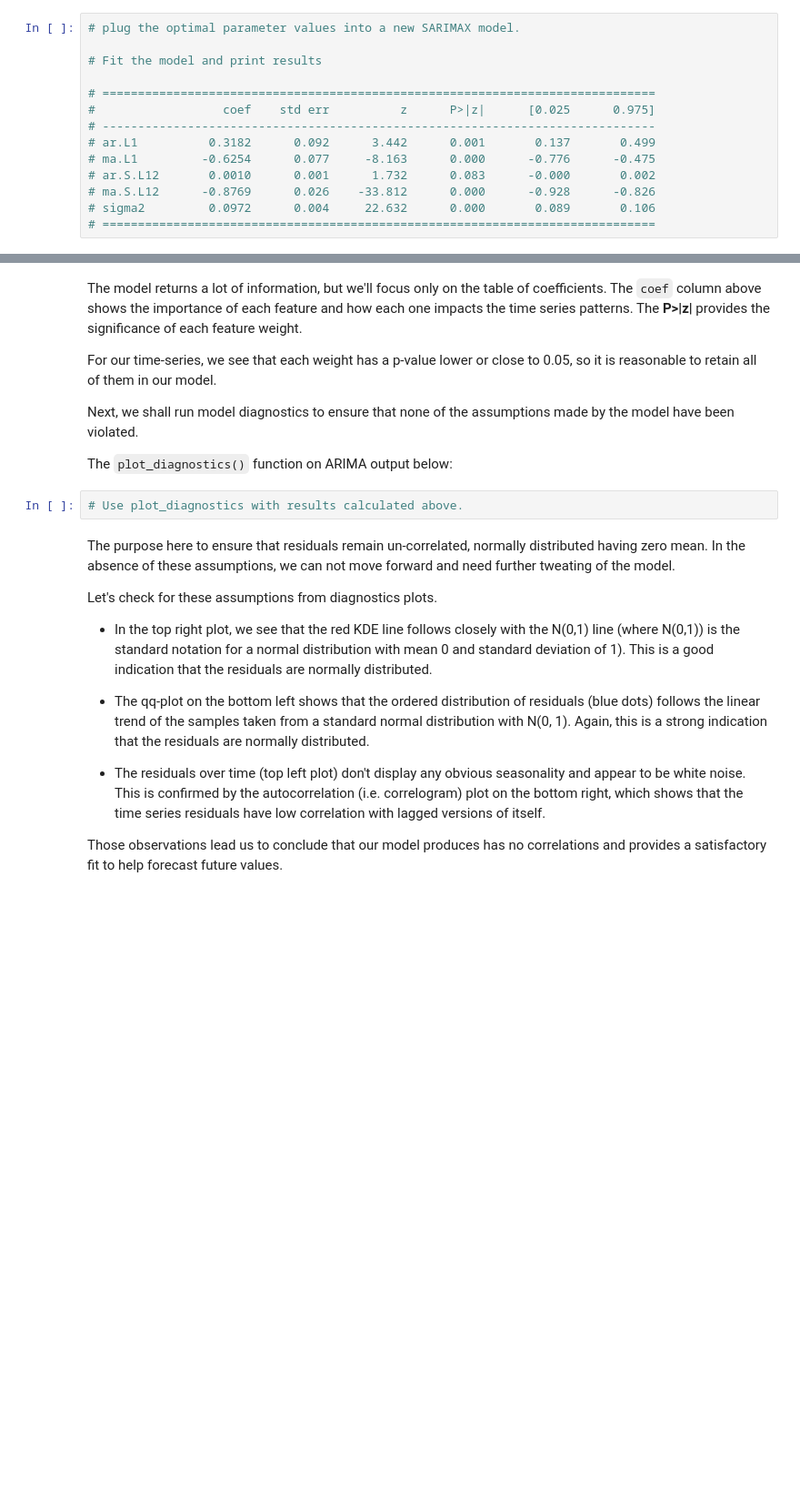
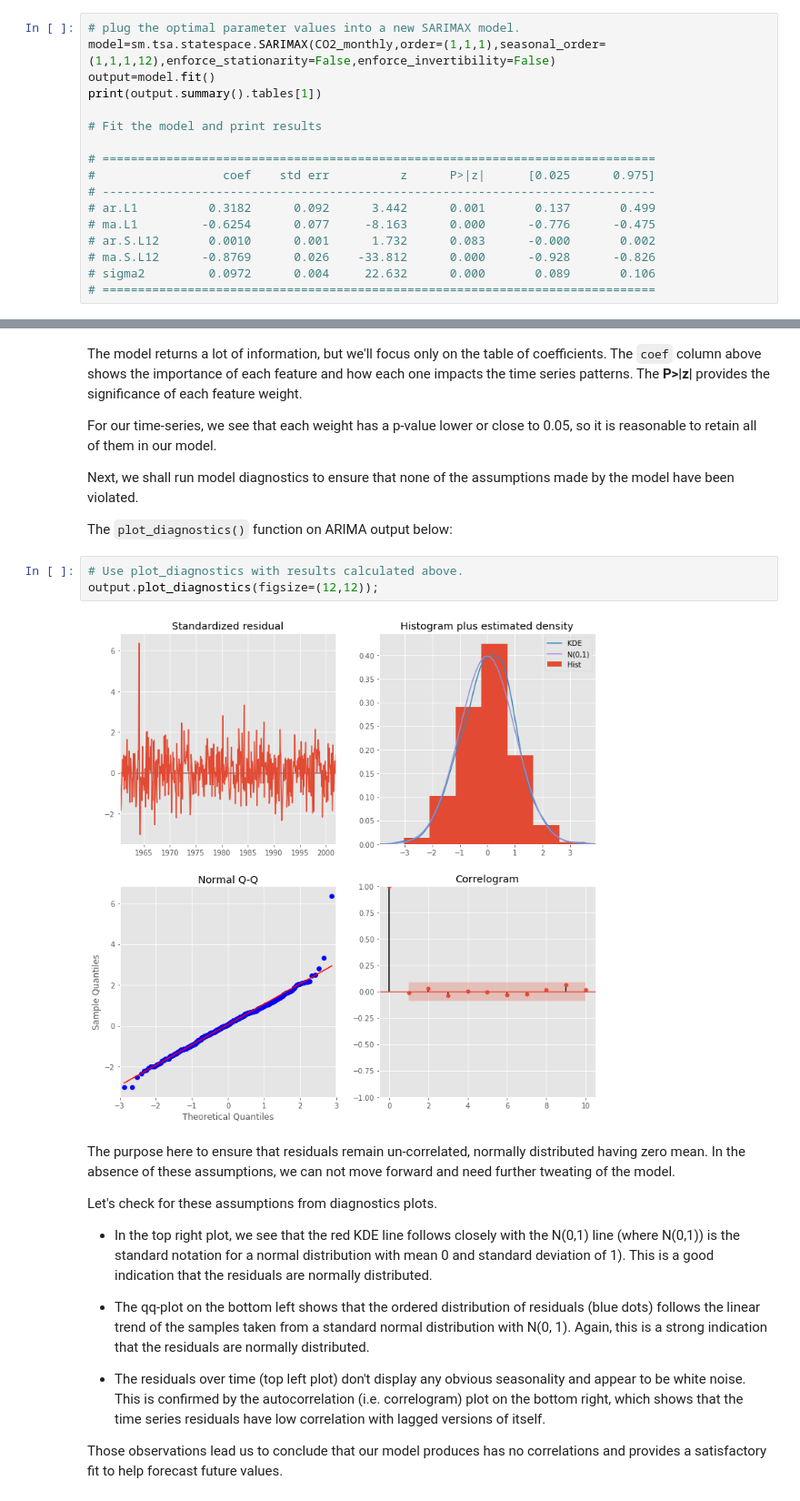
Before and after one commit to ktzioumis/dsc-3-26-08-sarima-models-lab-online-ds-pt-112618, a Jupyter notebook: index.ipynb, the cells around one changed output, grey strips where cells are left out. Shown: that part at 91% size. Drawn from its saved outputs; the diff is of its cells as text; blank space fills up the shorter version.

```diff
--- a/index.ipynb
+++ b/index.ipynb
@@ -339,6 +340,9 @@ Using grid search, we have identified the set of parameters that produces the be
 We'll start by plugging the optimal parameter values into a new SARIMAX model.
 # %%
 # plug the optimal parameter values into a new SARIMAX model.
+model=sm.tsa.statespace.SARIMAX(CO2_monthly,order=(1,1,1),seasonal_order=(1,1,1,12),enforce_stationarity=False,enforce_invertibility=False)
+output=model.fit()
+print(output.summary().tables[1])
 
 # Fit the model and print results
 
@@ -361,6 +375,9 @@ Next, we shall run model diagnostics to ensure that none of the assumptions made
 The `plot_diagnostics()` function on ARIMA output below:
 # %%
 # Use plot_diagnostics with results calculated above.
+output.plot_diagnostics(figsize=(12,12));
+# %% [output]
+[figure, added]
 # %% [markdown]
 The purpose here to ensure that residuals remain un-correlated, normally distributed having zero mean. In the absence of these assumptions, we can not move forward and need further tweating of the model.
 
```
Also changed, not shown: parts of 17 cells of this notebook.
